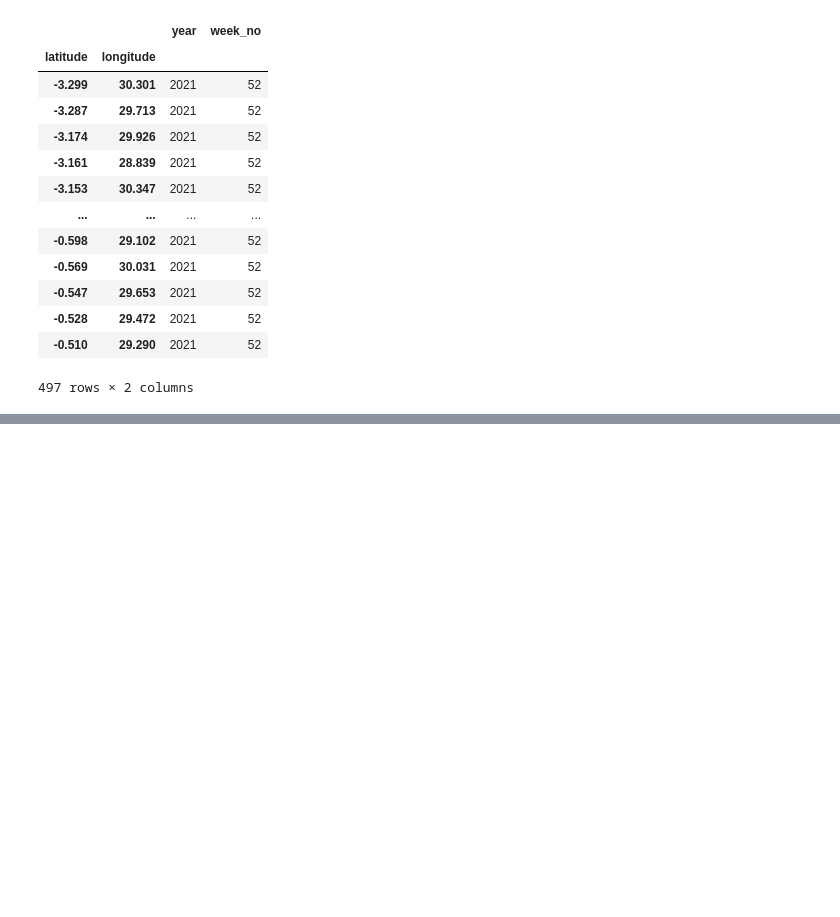
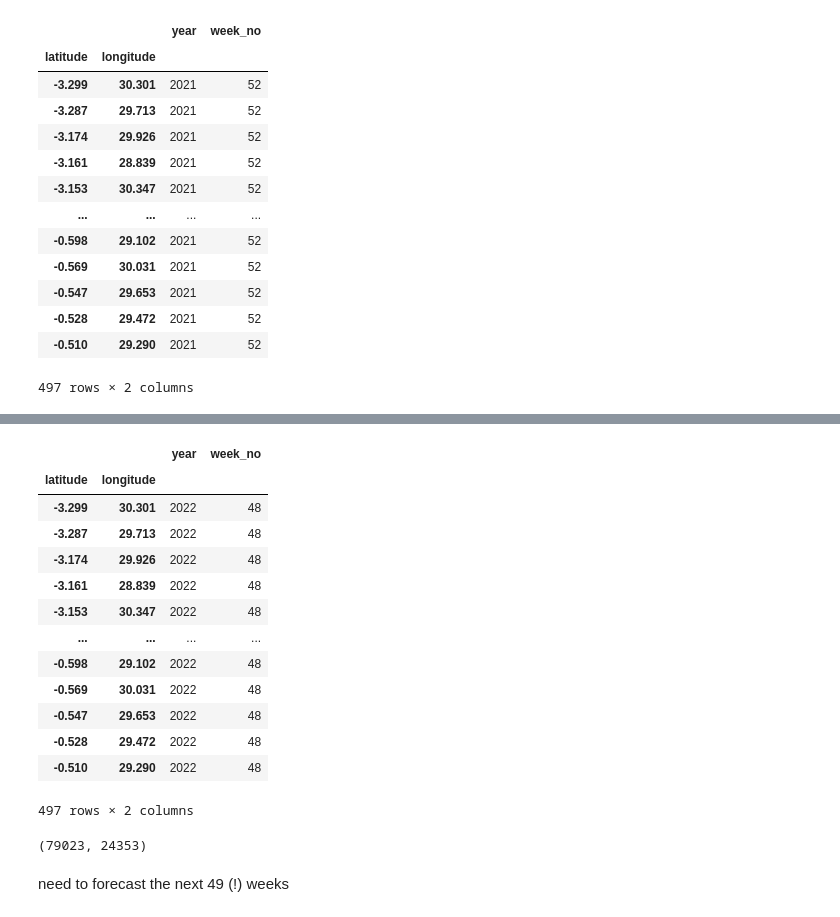
Before and after one commit to MullerAC/kaggle-predict_co2_emissions_in_rwanda, a Jupyter notebook: exploration.ipynb, the cells around one changed output, grey strips where cells are left out. Saved outputs shown, nothing was run; the diff lists cells and outputs as text; code cells hidden in the pictures; blank space fills up the shorter version.

```diff
--- a/exploration.ipynb
+++ b/exploration.ipynb
@@ -110,0 +162,23 @@ df.groupby(['latitude', 'longitude'])[['year', 'week_no']].max()
+# %%
+df2.groupby(['latitude', 'longitude'])[['year', 'week_no']].max()
+# %% [output]
+|  |  | year | week_no |
+| latitude | longitude |  |  |
+| -3.299 | 30.301 | 2022 | 48 |
+| -3.287 | 29.713 | 2022 | 48 |
+| -3.174 | 29.926 | 2022 | 48 |
+| -3.161 | 28.839 | 2022 | 48 |
+| -3.153 | 30.347 | 2022 | 48 |
+| ... | ... | ... | ... |
+| -0.598 | 29.102 | 2022 | 48 |
+| -0.569 | 30.031 | 2022 | 48 |
+| -0.547 | 29.653 | 2022 | 48 |
+| -0.528 | 29.472 | 2022 | 48 |
+| -0.510 | 29.290 | 2022 | 48 |
+497 rows × 2 columns
+# %%
+len(df), len(df2)
+# %% [output]
+(79023, 24353)
+# %% [markdown]
+need to forecast the next 49 (!) weeks
```
Also changed, not shown: parts of 3 cells of this notebook, 2 other files.
